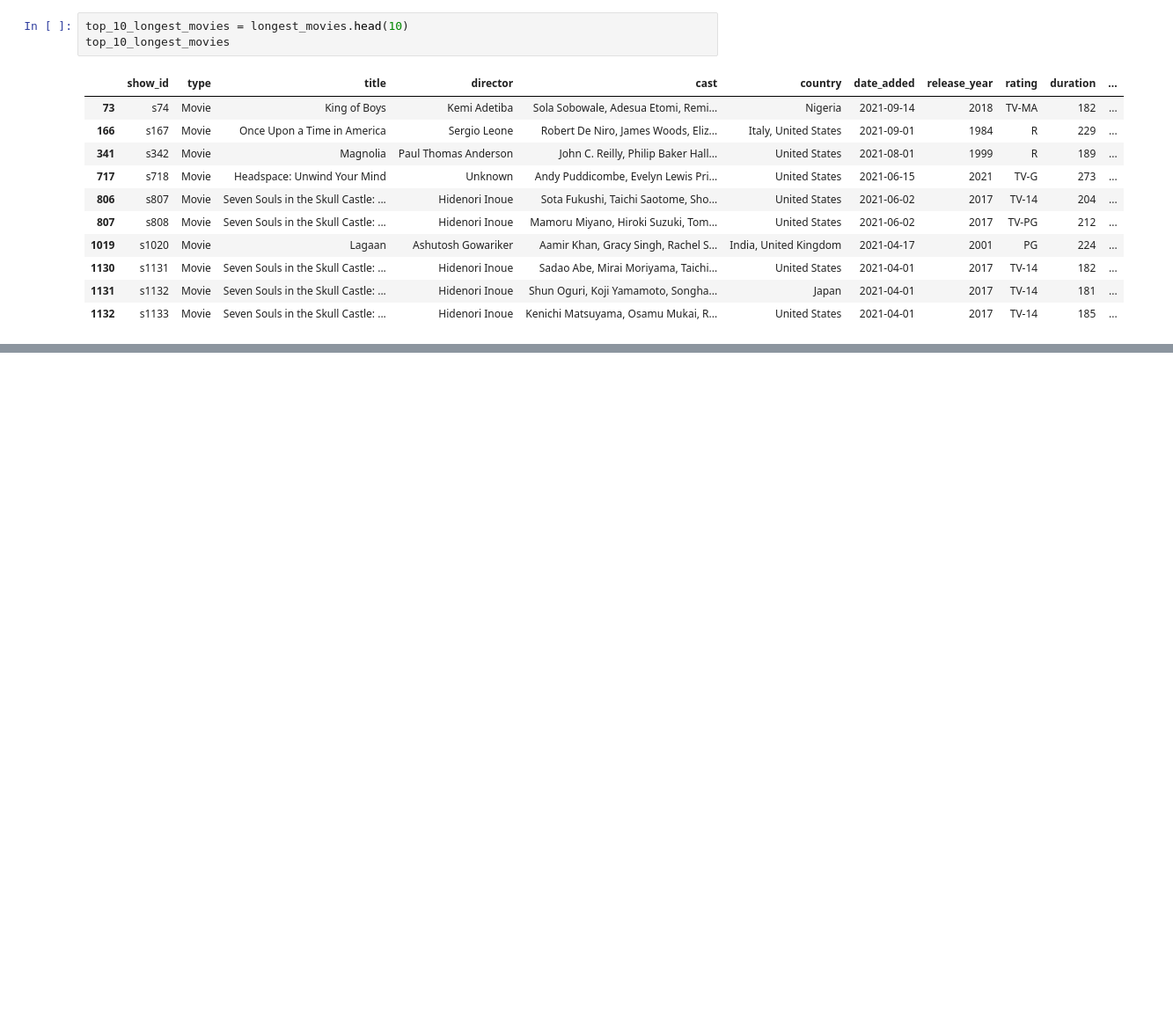
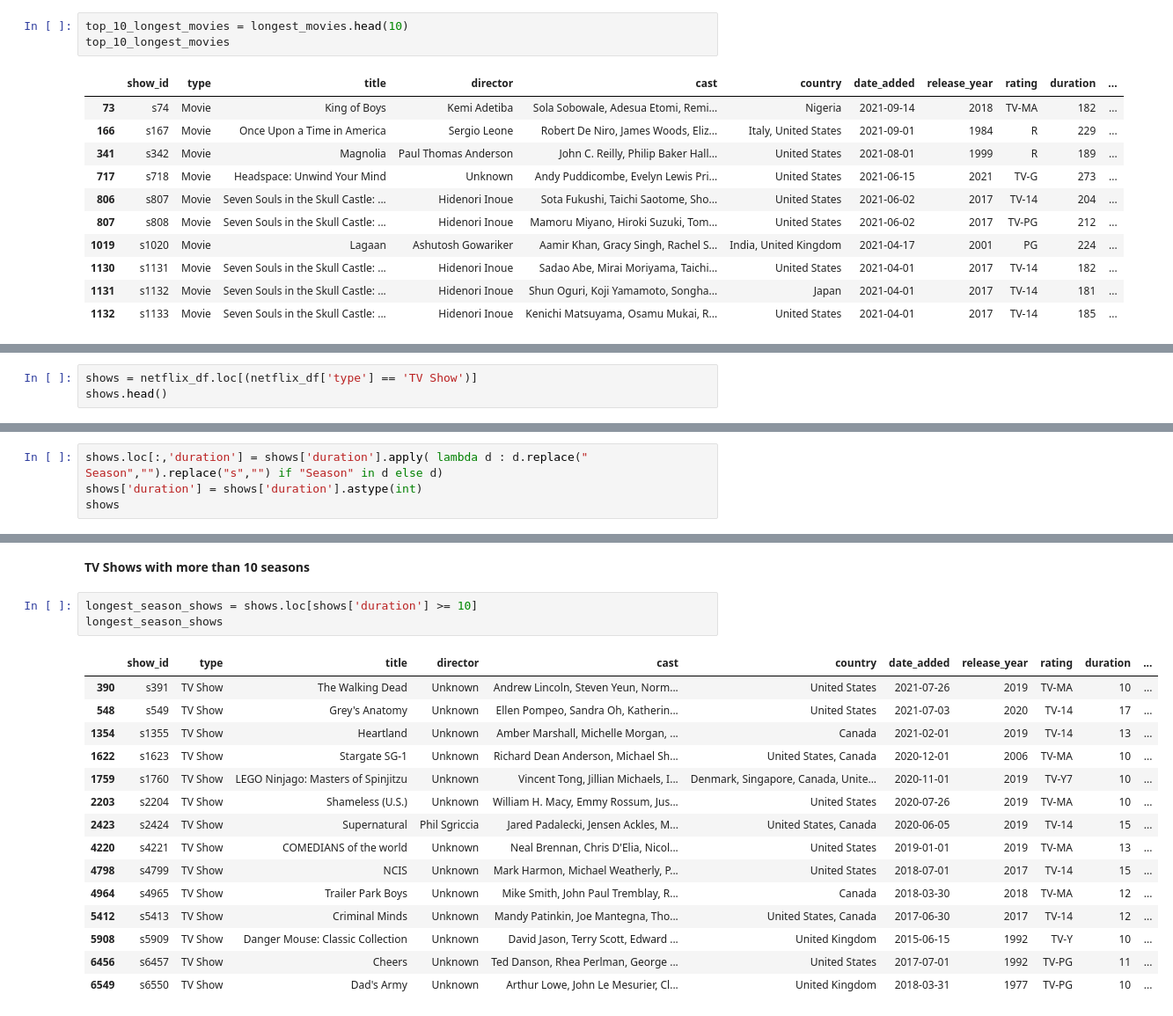
Before and after one commit to pragnakulkarni/Netflix-Movies-and-TV-Shows, a Jupyter notebook: Welcome_To_Colab.ipynb, the cells around one changed output, grey strips where cells are left out. Shown: that part at 88% size. Saved outputs shown, nothing was run; the diff lists cells and outputs as text; blank space fills up the shorter version.

```diff
--- a/Welcome_To_Colab.ipynb
+++ b/Welcome_To_Colab.ipynb
@@ -746,0 +736,3 @@ top_10_longest_movies
+# %%
+shows = netflix_df.loc[(netflix_df['type'] == 'TV Show')]
+shows.head()
@@ -746,0 +746,4 @@ top_10_longest_movies
+# %%
+shows.loc[:,'duration'] = shows['duration'].apply( lambda d : d.replace(" Season","").replace("s","") if "Season" in d else d)
+shows['duration'] = shows['duration'].astype(int)
+shows
@@ -746,0 +811,21 @@ top_10_longest_movies
+# %% [markdown]
+**TV Shows with more than 10 seasons**
+# %%
+longest_season_shows = shows.loc[shows['duration'] >= 10]
+longest_season_shows
+# %% [output]
+|  | show_id | type | title | director | cast | country | date_added | release_year | rating | duration | ... |
+| 390 | s391 | TV Show | The Walking Dead | Unknown | Andrew Lincoln, Steven Yeun, Norm... | United States | 2021-07-26 | 2019 | TV-MA | 10 | ... |
+| 548 | s549 | TV Show | Grey's Anatomy | Unknown | Ellen Pompeo, Sandra Oh, Katherin... | United States | 2021-07-03 | 2020 | TV-14 | 17 | ... |
+| 1354 | s1355 | TV Show | Heartland | Unknown | Amber Marshall, Michelle Morgan, ... | Canada | 2021-02-01 | 2019 | TV-14 | 13 | ... |
+| 1622 | s1623 | TV Show | Stargate SG-1 | Unknown | Richard Dean Anderson, Michael Sh... | United States, Canada | 2020-12-01 | 2006 | TV-MA | 10 | ... |
+| 1759 | s1760 | TV Show | LEGO Ninjago: Masters of Spinjitzu | Unknown | Vincent Tong, Jillian Michaels, I... | Denmark, Singapore, Canada, Unite... | 2020-11-01 | 2019 | TV-Y7 | 10 | ... |
+| 2203 | s2204 | TV Show | Shameless (U.S.) | Unknown | William H. Macy, Emmy Rossum, Jus... | United States | 2020-07-26 | 2019 | TV-MA | 10 | ... |
+| 2423 | s2424 | TV Show | Supernatural | Phil Sgriccia | Jared Padalecki, Jensen Ackles, M... | United States, Canada | 2020-06-05 | 2019 | TV-14 | 15 | ... |
+| 4220 | s4221 | TV Show | COMEDIANS of the world | Unknown | Neal Brennan, Chris D'Elia, Nicol... | United States | 2019-01-01 | 2019 | TV-MA | 13 | ... |
+| 4798 | s4799 | TV Show | NCIS | Unknown | Mark Harmon, Michael Weatherly, P... | United States | 2018-07-01 | 2017 | TV-14 | 15 | ... |
+| 4964 | s4965 | TV Show | Trailer Park Boys | Unknown | Mike Smith, John Paul Tremblay, R... | Canada | 2018-03-30 | 2018 | TV-MA | 12 | ... |
+| 5412 | s5413 | TV Show | Criminal Minds | Unknown | Mandy Patinkin, Joe Mantegna, Tho... | United States, Canada | 2017-06-30 | 2017 | TV-14 | 12 | ... |
+| 5908 | s5909 | TV Show | Danger Mouse: Classic Collection | Unknown | David Jason, Terry Scott, Edward ... | United Kingdom | 2015-06-15 | 1992 | TV-Y | 10 | ... |
+| 6456 | s6457 | TV Show | Cheers | Unknown | Ted Danson, Rhea Perlman, George ... | United States | 2017-07-01 | 1992 | TV-PG | 11 | ... |
+| 6549 | s6550 | TV Show | Dad's Army | Unknown | Arthur Lowe, John Le Mesurier, Cl... | United Kingdom | 2018-03-31 | 1977 | TV-PG | 10 | ... |
```
Also changed, not shown: parts of 10 cells of this notebook.
